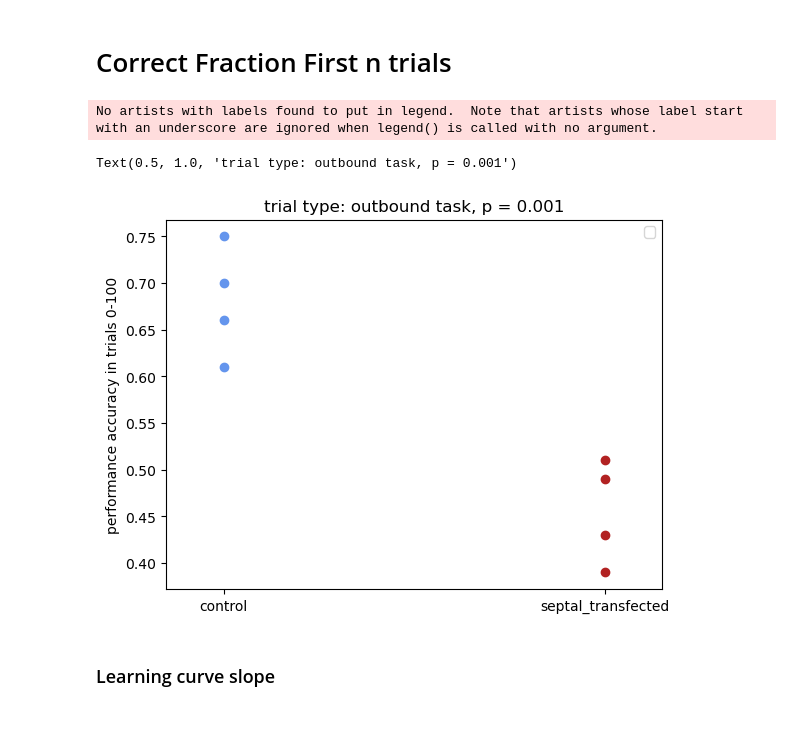
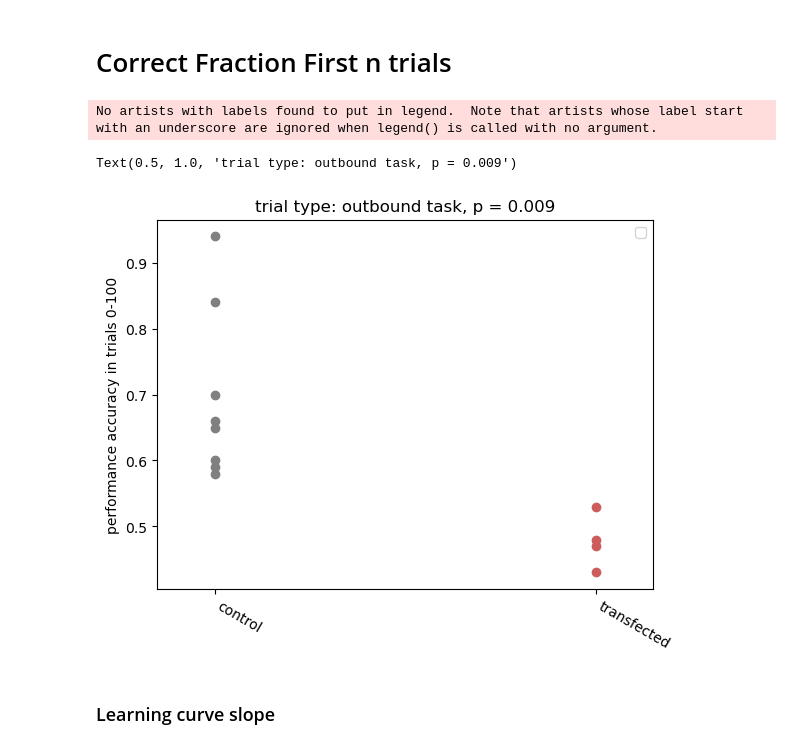
Before and after one commit to LorenFrankLab/ms_stim_analysis, a Jupyter notebook: Behavior/learning_curves.ipynb, the cells around one changed output. Cells and saved outputs as stored; diff of their text form; code cells hidden in the pictures; blank space fills up the shorter version.

Commit message:
add in non_ms animals for behavior plots

```diff
--- a/Behavior/learning_curves.ipynb
+++ b/Behavior/learning_curves.ipynb
@@ -245,5 +457,16 @@ Epochs: [2, 4, 6, 8, 10, 12, 14, 16, 18]
 # %% [markdown]
 # Plot Learning curves
+# %%
+nwb_file_names_map = {
+                      "Yoshi": ["Yoshi20220517_.nwb","Yoshi20220518_.nwb",],
+                      "Olive": ["Olive20220711_.nwb"],
+                      "Wallie": ["Wallie20220922_.nwb"],
+                      "Bilbo":["Bilbo20230802_.nwb","Bilbo20230804_.nwb"],# no entrainment
+                      "Totoro": ["Totoro20220613_.nwb", "Totoro20220614_.nwb"],
+                      "Winnie": ["Winnie20220719_.nwb", "Winnie20220720_.nwb"],
+                      "Banner":["Banner20220224_.nwb","Banner20220225_.nwb"],
+                      "Frodo":["Frodo20230814_.nwb",],#"Frodo20230815_.nwb","Frodo20230816_.nwb",]
+                      }
 # %%
 os.chdir("/home/sambray/Documents/behavioral_analysis_AS")
 from AS_EM_module import EM_main, RunEM
@@ -432,33 +794,67 @@ Text(0.5, 1.0, 'all')
 # %% [markdown]
 # Correct Fraction First n trials
 # %%
-trial_type = 'outbound'
-control_rats = ["Yoshi", "Olive", "Wallie","Bilbo"]
-opto_rats = ["Totoro", "Winnie", "Banner","Frodo"]
-trial_sample =(0,100)
-df_ = res_values_df[(res_values_df['trial_type']==trial_type)].copy()
-fig=plt.figure()
+
+seperate_non_ms = False
+trial_type = "outbound"
+control_rats = ["Yoshi", "Olive", "Wallie", "Bilbo"]
+opto_rats = ["Totoro", "Winnie", "Banner", "Frodo"]
+non_ms_rats = ["Jaq", "Lotus", "Monty", "Roqui"]
+if not seperate_non_ms:
+    control_rats.extend(non_ms_rats)
+trial_sample = (0, 100)
+optogenetic_type = "all"
+fig = plt.figure()
+ax = fig.gca()
+
+df_ = res_values_df[(res_values_df["trial_type"] == trial_type)].copy()
 results = []
-for i,(rat_set, color) in enumerate(zip([control_rats, opto_rats],['cornflowerblue','firebrick'])):
+rat_sets = [control_rats, opto_rats]
+set_colors = [
+            animal_style.loc[control_rats[0], "background"],
+            animal_style.loc[opto_rats[0], "background"],
+        ]
+if seperate_non_ms:
+    rat_sets = [non_ms_rats] +rat_sets
+    set_colors = ["grey"] + set_colors
+
+for i, (rat_set, color) in enumerate(
+    zip(rat_sets, set_colors)
+):
     results.append([])
     for rat_name in rat_set:
-        lt_test = np.mean(np.asarray(df_[(df_['optogenetic_type']=='test') & (df_['rat_name']==rat_name)]['resp_values'])[0][trial_sample[0]:trial_sample[1]])
+        if rat_name in non_ms_rats and optogenetic_type=="all":
+            optogenetic_type_i = "control"
+        else:
+            optogenetic_type_i = optogenetic_type
+        lt_test = np.mean(
+            np.asarray(
+                df_[
+                    (df_["optogenetic_type"] == optogenetic_type_i) & (df_["rat_name"] == rat_name)
+                ]["resp_values"]
+            )[0][trial_sample[0] : trial_sample[1]]
+        )
         results[-1].append(lt_test)
-    plt.scatter(np.ones_like(results[-1])*i,results[-1],color=color)
+    plt.scatter(np.ones_like(results[-1]) * i, results[-1], color=color)
 
 
 plt.legend()
-plt.xticks([0,1],labels=['control','septal_transfected'])
-plt.ylabel('learning trial')
-plt.ylabel(f"performance accuracy in trials {trial_sample[0]}-{trial_sample[1]}" )
-plt.xlim(-.15,1.15)
+set_labels = ["control","transfected"]
+if seperate_non_ms:
+    set_labels = ["non_ms"] + set_labels
+ax.set_xticks(np.arange(len(set_labels)))
+ax.set_xticklabels(labels=set_labels,rotation=-30,ha="left")
+plt.ylabel("learning trial")
+plt.ylabel(f"performance accuracy in trials {trial_sample[0]}-{trial_sample[1]}")
+plt.xlim(-0.15, len(rat_sets)-.85)
 
 from scipy.stats import ttest_ind
-plt.title(f'trial type: {trial_type} task, p = {np.round(ttest_ind(*results)[1],3)}')
+
+plt.title(f"trial type: {trial_type} task, p = {np.round(ttest_ind(*results)[1],3)}")
 # %% [output]
 No artists with labels found to put in legend.  Note that artists whose label start with an underscore are ignored when legend() is called with no argument.
-Text(0.5, 1.0, 'trial type: outbound task, p = 0.001')
+Text(0.5, 1.0, 'trial type: outbound task, p = 0.009')
-[figure, old version]
+[figure, new version]
 # %%
 plt.rcParams['svg.fonttype']='none'
 os.chdir('/home/sambray/Documents/MS_analysis_samsplaying/Plots/')
```
Also changed, not shown: parts of 18 cells of this notebook.
